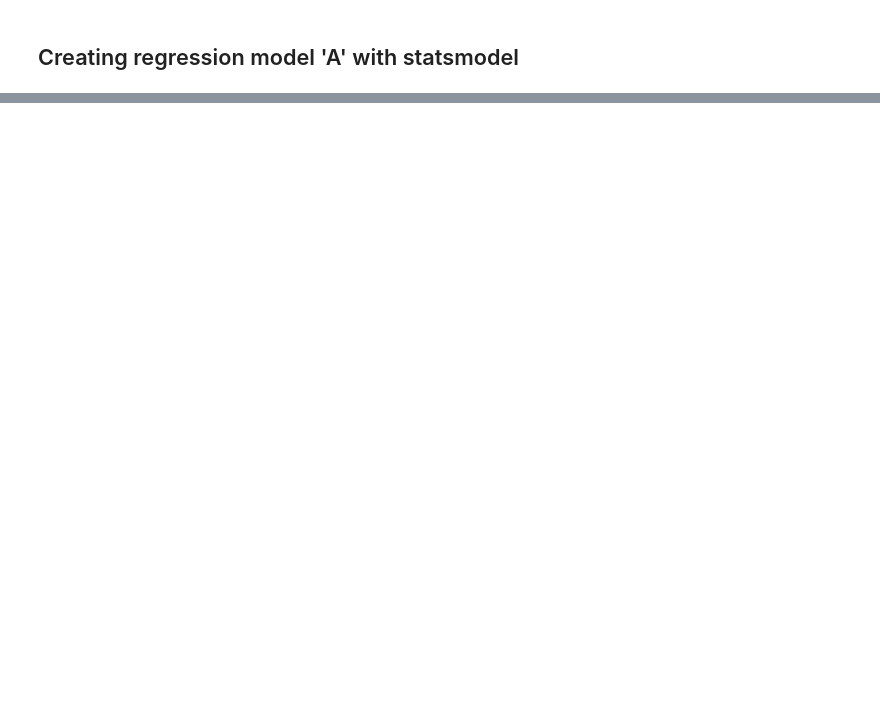
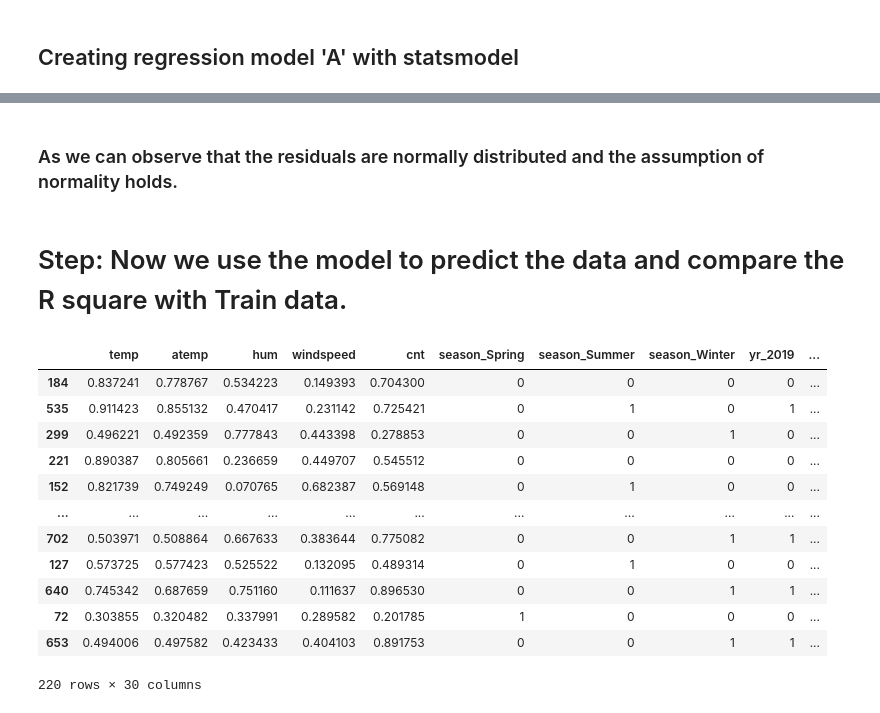
Before and after one commit to Manishk018/upgrad-workspace, a Jupyter notebook: bike sharing/assignment.ipynb, the cells around one changed output, grey strips where cells are left out. Cells and saved outputs as stored; diff of their text form; code cells hidden in the pictures; blank space fills up the shorter version.

```diff
--- a/bike sharing/assignment.ipynb
+++ b/bike sharing/assignment.ipynb
@@ -535,0 +589,24 @@ vif
+# %% [markdown]
+### As we can observe that the residuals are normally distributed and the assumption of normality holds.
+# %% [markdown]
+# Step: Now we use the model to predict the data and compare the R square with Train data.
+# %%
+# Rescaling the test data
+# scaler=MinMaxScaler()
+# var_to_scale=['temp','atemp','hum','windspeed','cnt']
+data_test[var_to_scale]=scaler.fit_transform(data_test[var_to_scale])
+data_test
+# %% [output]
+|  | temp | atemp | hum | windspeed | cnt | season_Spring | season_Summer | season_Winter | yr_2019 | ... |
+| 184 | 0.837241 | 0.778767 | 0.534223 | 0.149393 | 0.704300 | 0 | 0 | 0 | 0 | ... |
+| 535 | 0.911423 | 0.855132 | 0.470417 | 0.231142 | 0.725421 | 0 | 1 | 0 | 1 | ... |
+| 299 | 0.496221 | 0.492359 | 0.777843 | 0.443398 | 0.278853 | 0 | 0 | 1 | 0 | ... |
+| 221 | 0.890387 | 0.805661 | 0.236659 | 0.449707 | 0.545512 | 0 | 0 | 0 | 0 | ... |
+| 152 | 0.821739 | 0.749249 | 0.070765 | 0.682387 | 0.569148 | 0 | 1 | 0 | 0 | ... |
+| ... | ... | ... | ... | ... | ... | ... | ... | ... | ... | ... |
+| 702 | 0.503971 | 0.508864 | 0.667633 | 0.383644 | 0.775082 | 0 | 0 | 1 | 1 | ... |
+| 127 | 0.573725 | 0.577423 | 0.525522 | 0.132095 | 0.489314 | 0 | 1 | 0 | 0 | ... |
+| 640 | 0.745342 | 0.687659 | 0.751160 | 0.111637 | 0.896530 | 0 | 0 | 1 | 1 | ... |
+| 72 | 0.303855 | 0.320482 | 0.337991 | 0.289582 | 0.201785 | 1 | 0 | 0 | 0 | ... |
+| 653 | 0.494006 | 0.497582 | 0.423433 | 0.404103 | 0.891753 | 0 | 0 | 1 | 1 | ... |
+220 rows × 30 columns
```
Also changed, not shown: parts of 29 cells of this notebook.
